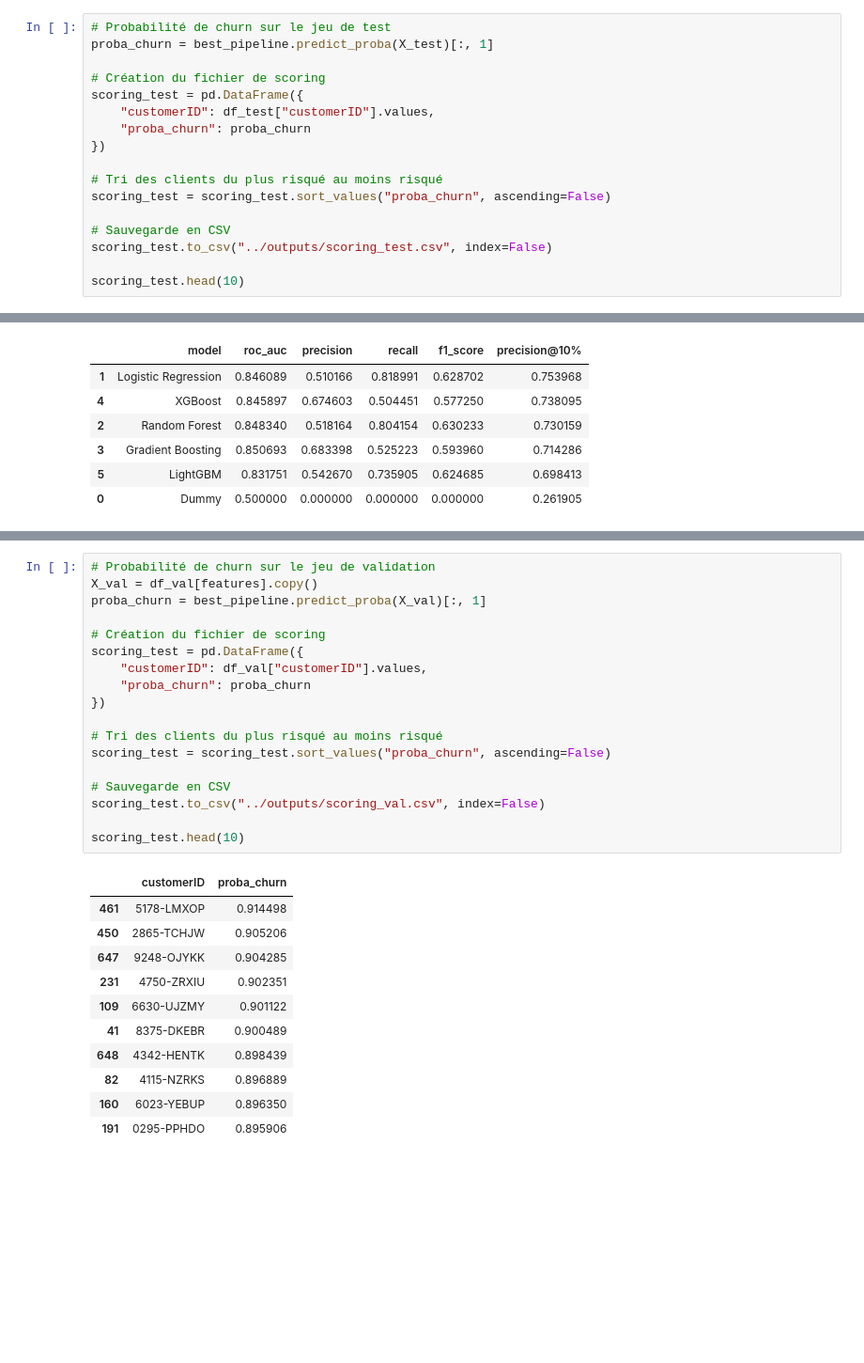
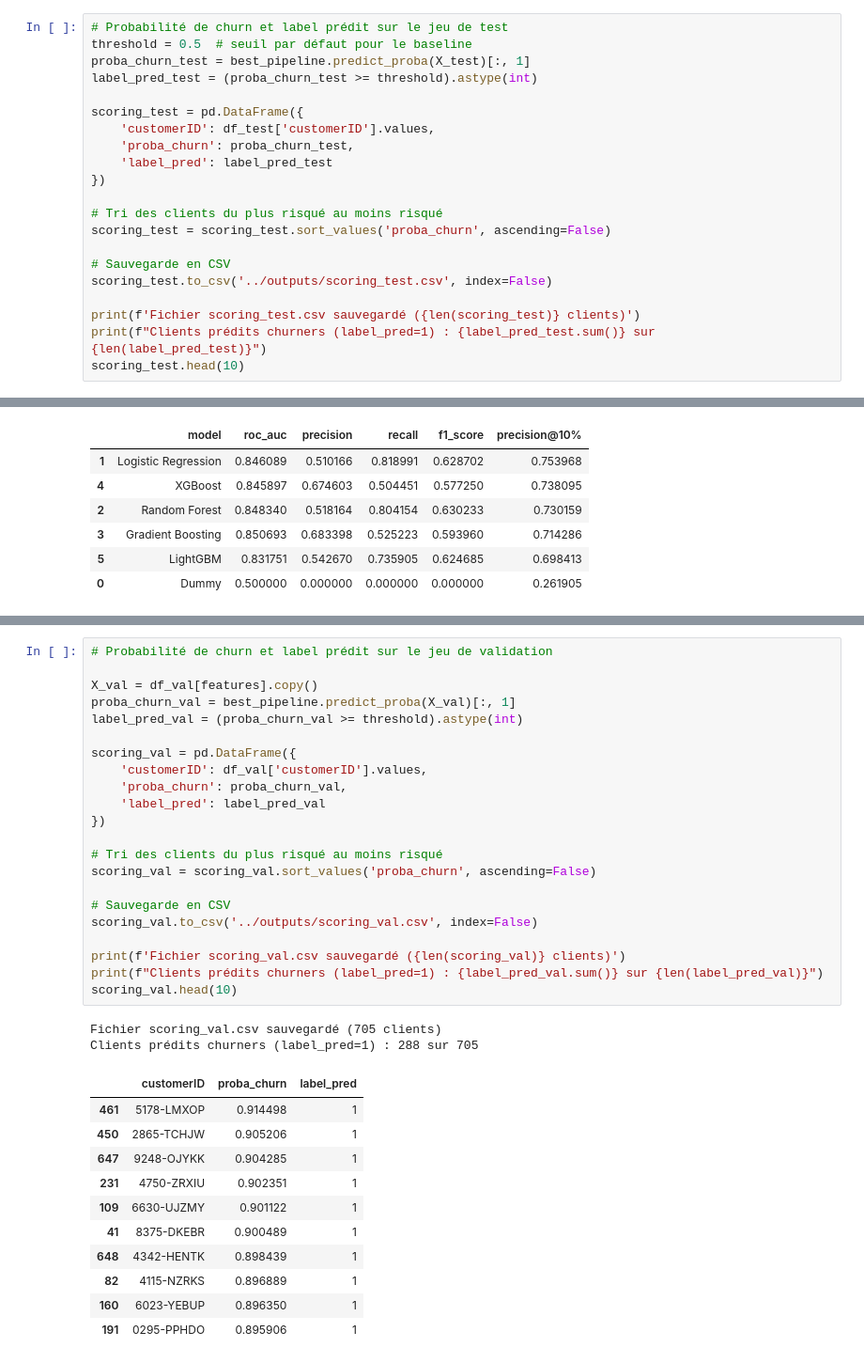
Before and after one commit to RomainGuillon/Identifier-churn, a Jupyter notebook: notebooks/02_baseline_model.ipynb, the cells around one changed output, grey strips where cells are left out. Shown at 94% size. Cells and saved outputs as stored; diff of their text form; blank space fills up the shorter version.

```diff
--- a/notebooks/02_baseline_model.ipynb
+++ b/notebooks/02_baseline_model.ipynb
@@ -566,20 +566,24 @@ print("Modèle sauvegardé.")
 # %% [output]
 Modèle sauvegardé.
 # %%
-# Probabilité de churn sur le jeu de test
-proba_churn = best_pipeline.predict_proba(X_test)[:, 1]
+# Probabilité de churn et label prédit sur le jeu de test
+threshold = 0.5  # seuil par défaut pour le baseline
+proba_churn_test = best_pipeline.predict_proba(X_test)[:, 1]
+label_pred_test = (proba_churn_test >= threshold).astype(int)
 
-# Création du fichier de scoring
 scoring_test = pd.DataFrame({
-    "customerID": df_test["customerID"].values,
-    "proba_churn": proba_churn
+    'customerID': df_test['customerID'].values,
+    'proba_churn': proba_churn_test,
+    'label_pred': label_pred_test
 })
 
 # Tri des clients du plus risqué au moins risqué
-scoring_test = scoring_test.sort_values("proba_churn", ascending=False)
+scoring_test = scoring_test.sort_values('proba_churn', ascending=False)
 
 # Sauvegarde en CSV
-scoring_test.to_csv("../outputs/scoring_test.csv", index=False)
+scoring_test.to_csv('../outputs/scoring_test.csv', index=False)
 
+print(f'Fichier scoring_test.csv sauvegardé ({len(scoring_test)} clients)')
+print(f"Clients prédits churners (label_pred=1) : {label_pred_test.sum()} sur {len(label_pred_test)}")
 scoring_test.head(10)
 # %% [output]
@@ -615,30 +711,36 @@ metrics_report
 # %%
-# Probabilité de churn sur le jeu de validation
+# Probabilité de churn et label prédit sur le jeu de validation
+
 X_val = df_val[features].copy()
-proba_churn = best_pipeline.predict_proba(X_val)[:, 1]
+proba_churn_val = best_pipeline.predict_proba(X_val)[:, 1]
+label_pred_val = (proba_churn_val >= threshold).astype(int)
 
-# Création du fichier de scoring
-scoring_test = pd.DataFrame({
-    "customerID": df_val["customerID"].values,
-    "proba_churn": proba_churn
+scoring_val = pd.DataFrame({
+    'customerID': df_val['customerID'].values,
+    'proba_churn': proba_churn_val,
+    'label_pred': label_pred_val
 })
 
 # Tri des clients du plus risqué au moins risqué
-scoring_test = scoring_test.sort_values("proba_churn", ascending=False)
+scoring_val = scoring_val.sort_values('proba_churn', ascending=False)
 
 # Sauvegarde en CSV
-scoring_test.to_csv("../outputs/scoring_val.csv", index=False)
+scoring_val.to_csv('../outputs/scoring_val.csv', index=False)
 
-scoring_test.head(10)
+print(f'Fichier scoring_val.csv sauvegardé ({len(scoring_val)} clients)')
+print(f"Clients prédits churners (label_pred=1) : {label_pred_val.sum()} sur {len(label_pred_val)}")
+scoring_val.head(10)
 # %% [output]
+Fichier scoring_val.csv sauvegardé (705 clients)
+Clients prédits churners (label_pred=1) : 288 sur 705
-|  | customerID | proba_churn |
-| 461 | 5178-LMXOP | 0.914498 |
-| 450 | 2865-TCHJW | 0.905206 |
-| 647 | 9248-OJYKK | 0.904285 |
-| 231 | 4750-ZRXIU | 0.902351 |
-| 109 | 6630-UJZMY | 0.901122 |
-| 41 | 8375-DKEBR | 0.900489 |
-| 648 | 4342-HENTK | 0.898439 |
-| 82 | 4115-NZRKS | 0.896889 |
-| 160 | 6023-YEBUP | 0.896350 |
-| 191 | 0295-PPHDO | 0.895906 |
+|  | customerID | proba_churn | label_pred |
+| 461 | 5178-LMXOP | 0.914498 | 1 |
+| 450 | 2865-TCHJW | 0.905206 | 1 |
+| 647 | 9248-OJYKK | 0.904285 | 1 |
+| 231 | 4750-ZRXIU | 0.902351 | 1 |
+| 109 | 6630-UJZMY | 0.901122 | 1 |
+| 41 | 8375-DKEBR | 0.900489 | 1 |
+| 648 | 4342-HENTK | 0.898439 | 1 |
+| 82 | 4115-NZRKS | 0.896889 | 1 |
+| 160 | 6023-YEBUP | 0.896350 | 1 |
+| 191 | 0295-PPHDO | 0.895906 | 1 |
```
Also changed, not shown: parts of 5 cells of this notebook, 3 other files.
